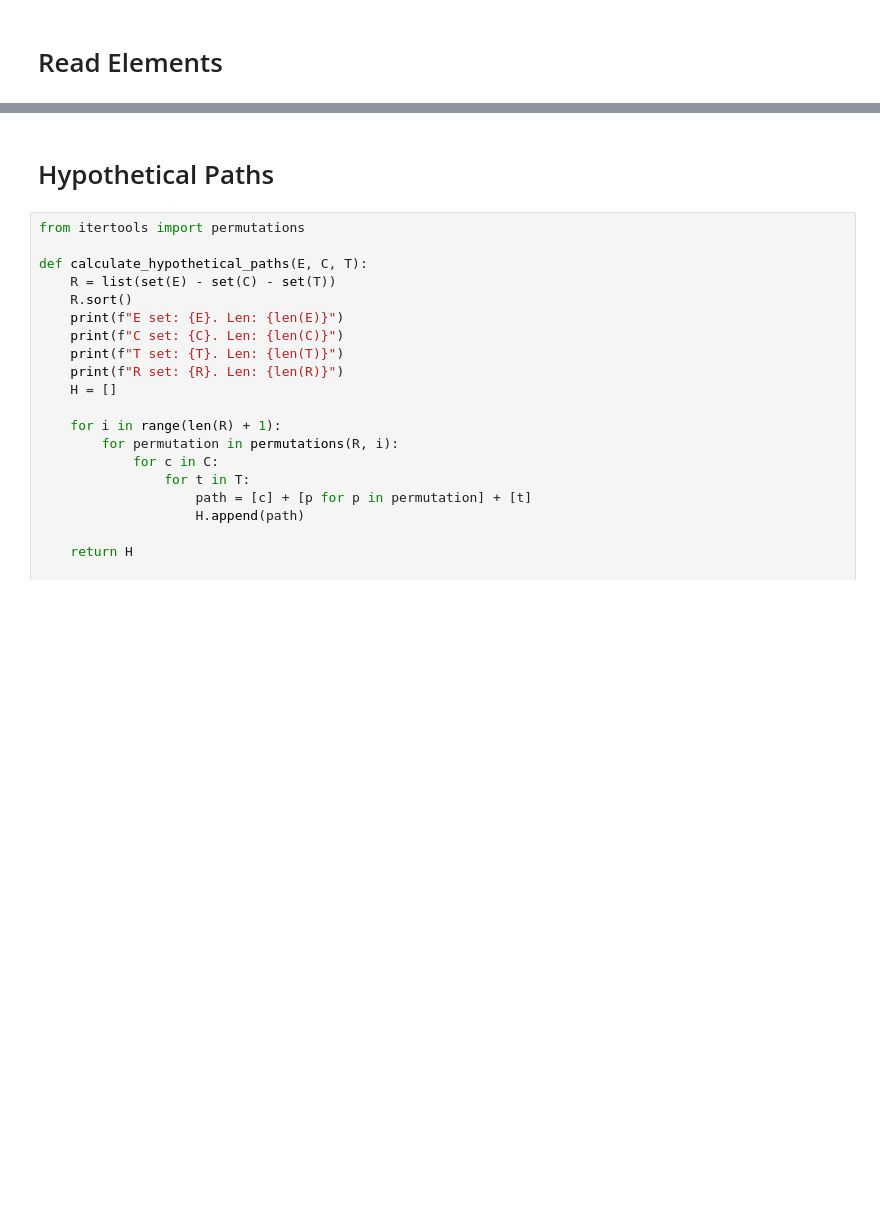
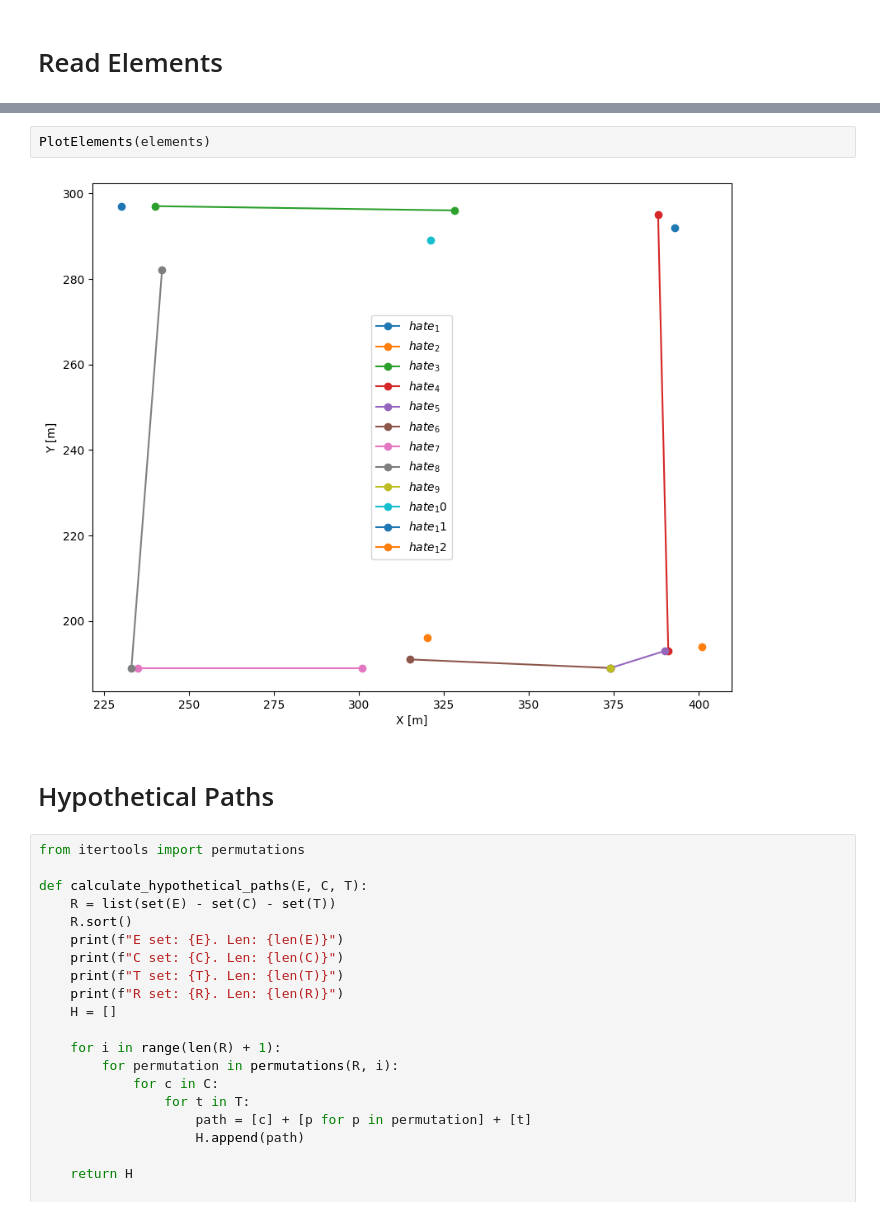
Before and after one commit to TPIproblem/TPIpaper, a Jupyter notebook: TPI.ipynb, the cells around one changed output, grey strips where cells are left out. Drawn from its saved outputs; the diff is of its cells as text; blank space fills up the shorter version.

```diff
--- a/TPI.ipynb
+++ b/TPI.ipynb
@@ -127,3 +244,7 @@ elements
+# %%
+PlotElements(elements)
+# %% [output]
+[figure, added]
 # %% [markdown]
 # Hypothetical Paths
 # %%
```
Also changed, not shown: parts of 37 cells of this notebook, 14 other files.
